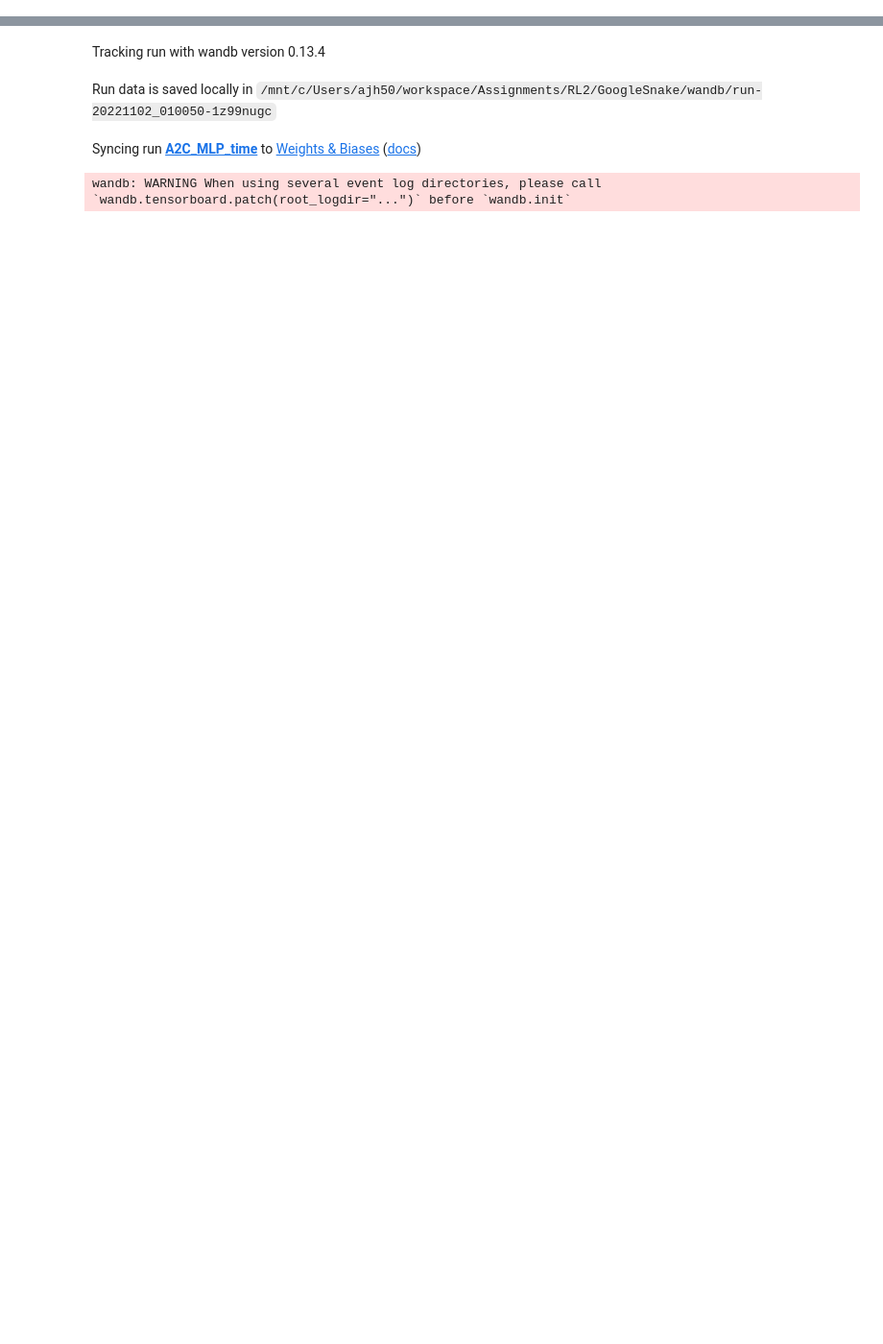
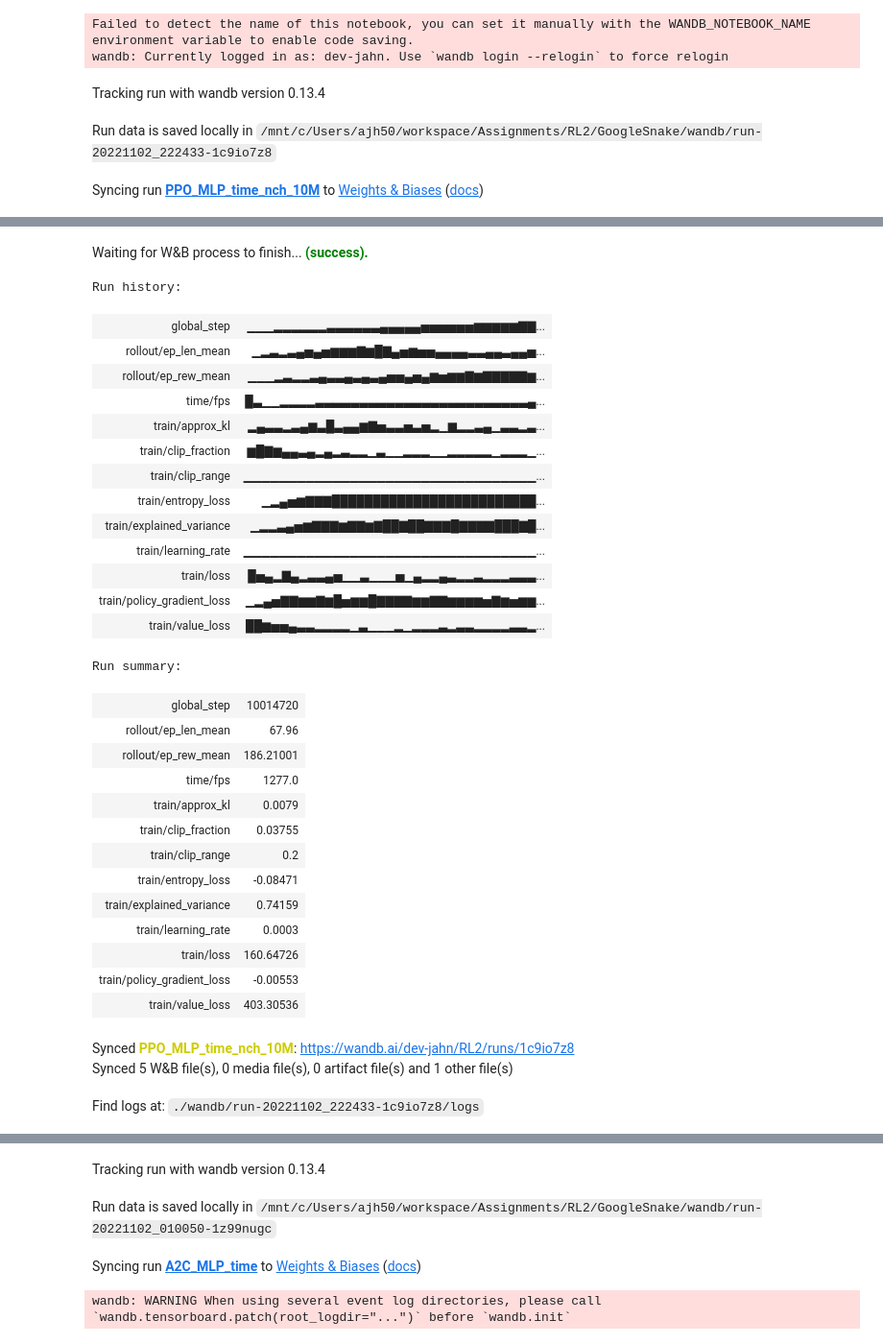
Before and after one commit to Dev-Jahn/GoogleSnake, a Jupyter notebook: Untitled.ipynb, the cells around one changed output, grey strips where cells are left out. Shown at 96% size. Saved outputs shown, nothing was run; the diff lists cells and outputs as text; code cells hidden in the pictures; blank space fills up the shorter version.

```diff
--- a/Untitled.ipynb
+++ b/Untitled.ipynb
@@ -127,0 +57,38 @@ Find logs at: ./wandb/run-20221102_210727-2hkk97tp/logs
+# %%
+name = 'PPO_MLP_time_nch_10M'
+
+config = GoogleSnakeConfig(
+    # reward_mode='basic',
+    multi_channel=True,
+    reward_mode='time_constrained',
+    reward_scale=1,
+    n_foods=3
+)
+run = wandb.init(
+    job_type='train', config=config.__dict__,
+    project='RL2',
+    tags=[name.split('_')[0], 'gsnake'],
+    name=name,
+    sync_tensorboard=True,
+    monitor_gym='False'
+)
+# Parallel environments
+env = make_vec_env("GoogleSnake-v1", n_envs=10, env_kwargs={'config':config})
+policy_kwargs = {'normalize_images':False}
+model = PPO(
+    "MlpPolicy",
+    env,
+    policy_kwargs=policy_kwargs,
+    verbose=0, tensorboard_log=f'runs/{run.id}')
+# model = PPO("CnnPolicy", env, verbose=1, tensorboard_log=f'runs/{run.id}')
+
+model.learn(total_timesteps=10_000_000, callback=WandbCallback(verbose=2), progress_bar=True)
+run.finish()
+
+model.save(f'{name}.pt')
+# %% [output]
+Failed to detect the name of this notebook, you can set it manually with the WANDB_NOTEBOOK_NAME environment variable to enable code saving.
+wandb: Currently logged in as: dev-jahn. Use `wandb login --relogin` to force relogin
+Tracking run with wandb version 0.13.4
+Run data is saved locally in /mnt/c/Users/ajh50/workspace/Assignments/RL2/GoogleSnake/wandb/run-20221102_222433-1c9io7z8
+Syncing run PPO_MLP_time_nch_10M to Weights & Biases (docs)
@@ -127,0 +98,32 @@ Find logs at: ./wandb/run-20221102_210727-2hkk97tp/logs
+Waiting for W&B process to finish... (success).
+Run history:
+| global_step | ▁▁▁▂▂▂▂▂▂▃▃▃▃▃▃▄▄▄▄▄▅▅▅▅▅▅▆▆▆▆▆▇▇... |
+| rollout/ep_len_mean | ▁▂▃▂▃▄▅▄▅▆▆▆▇▆█▇▄▅▆▅▅▄▄▄▄▃▃▄▄▃▄▄▅... |
+| rollout/ep_rew_mean | ▁▁▁▂▃▂▂▃▄▃▃▄▃▄▃▄▅▅▄▅▄▆▅▆▆▇▆▇▇▇▇▇▆... |
+| time/fps | █▃▁▁▂▂▂▂▃▃▃▃▃▃▃▃▃▃▃▃▃▃▃▃▃▃▃▃▃▃▃▃▄... |
+| train/approx_kl | ▂▄▃▃▂▃▄▆▃█▃▄▄▆▇▅▃▃▅▃▅▂▁▆▂▂▃▄▁▃▃▂▃... |
+| train/clip_fraction | ▆█▇▆▄▄▃▄▂▄▂▃▂▂▁▃▁▁▂▂▂▁▁▂▂▂▂▂▁▂▂▂▁... |
+| train/clip_range | ▁▁▁▁▁▁▁▁▁▁▁▁▁▁▁▁▁▁▁▁▁▁▁▁▁▁▁▁▁▁▁▁▁... |
+| train/entropy_loss | ▁▂▄▅▆▇▇▇█████████████████████████... |
+| train/explained_variance | ▁▂▂▃▄▅▆▇▇▇▆▇▇▆▇██▇██▇▇▇█▇▇▇▇███▇█... |
+| train/learning_rate | ▁▁▁▁▁▁▁▁▁▁▁▁▁▁▁▁▁▁▁▁▁▁▁▁▁▁▁▁▁▁▁▁▁... |
+| train/loss | █▅▄▂▇▄▂▃▃▄▅▁▁▃▁▁▁▅▁▄▂▂▄▃▂▂▃▂▂▂▃▃▃... |
+| train/policy_gradient_loss | ▁▂▄▅▇▇▆▆▇▆█▅▆▆█▇▇▇▇▆▆▇▇▆▆▆▆▅▇▆▅▆▆... |
+| train/value_loss | ██▆▅▅▄▃▃▂▂▂▂▁▃▁▁▁▂▁▂▂▂▃▂▃▃▂▂▂▂▃▃▂... |
+Run summary:
+| global_step | 10014720 |
+| rollout/ep_len_mean | 67.96 |
+| rollout/ep_rew_mean | 186.21001 |
+| time/fps | 1277.0 |
+| train/approx_kl | 0.0079 |
+| train/clip_fraction | 0.03755 |
+| train/clip_range | 0.2 |
+| train/entropy_loss | -0.08471 |
+| train/explained_variance | 0.74159 |
+| train/learning_rate | 0.0003 |
+| train/loss | 160.64726 |
+| train/policy_gradient_loss | -0.00553 |
+| train/value_loss | 403.30536 |
+Synced PPO_MLP_time_nch_10M: https://wandb.ai/dev-jahn/RL2/runs/1c9io7z8
+Synced 5 W&B file(s), 0 media file(s), 0 artifact file(s) and 1 other file(s)
+Find logs at: ./wandb/run-20221102_222433-1c9io7z8/logs
```
Also changed, not shown: parts of 6 cells of this notebook, 6 other files.
